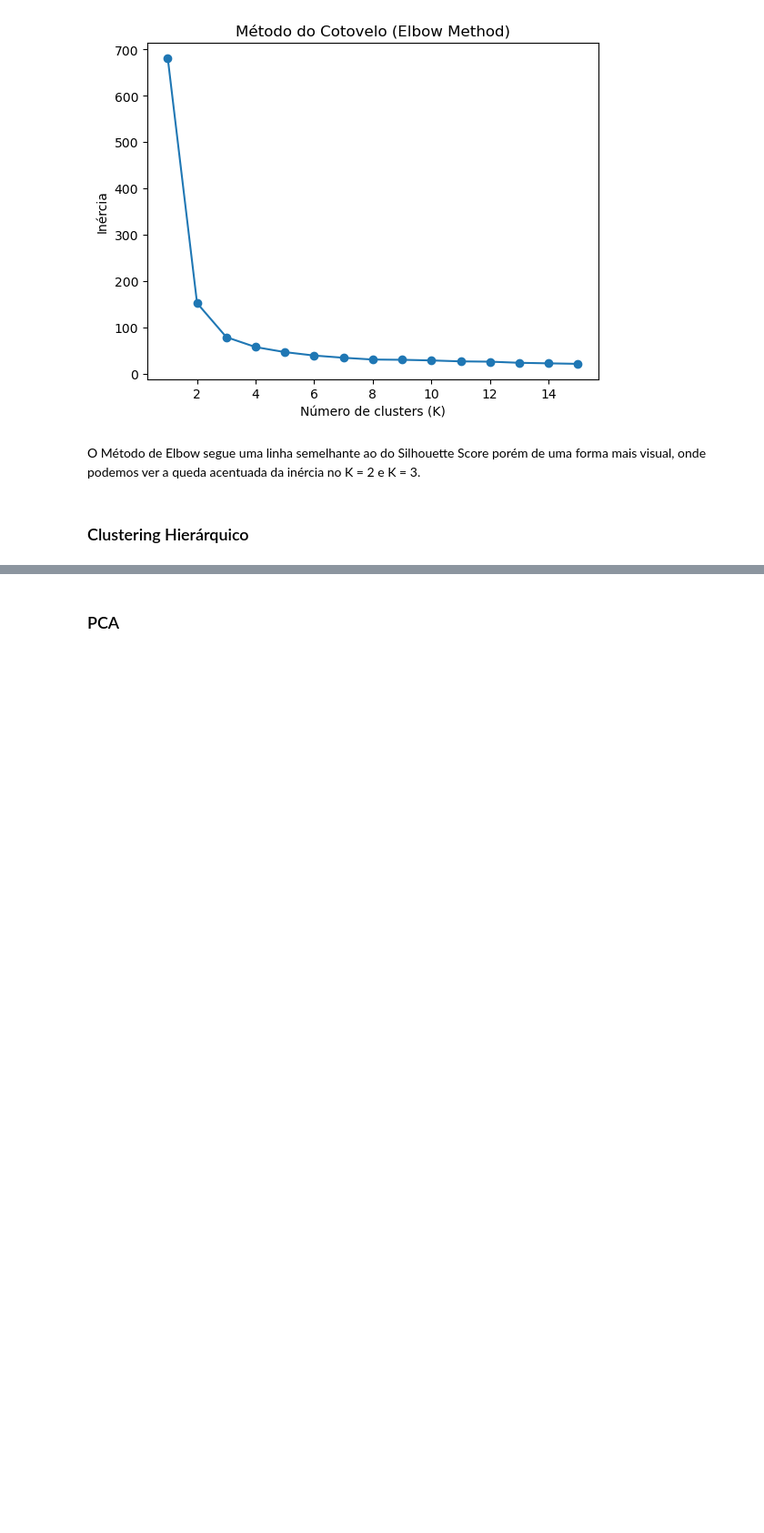
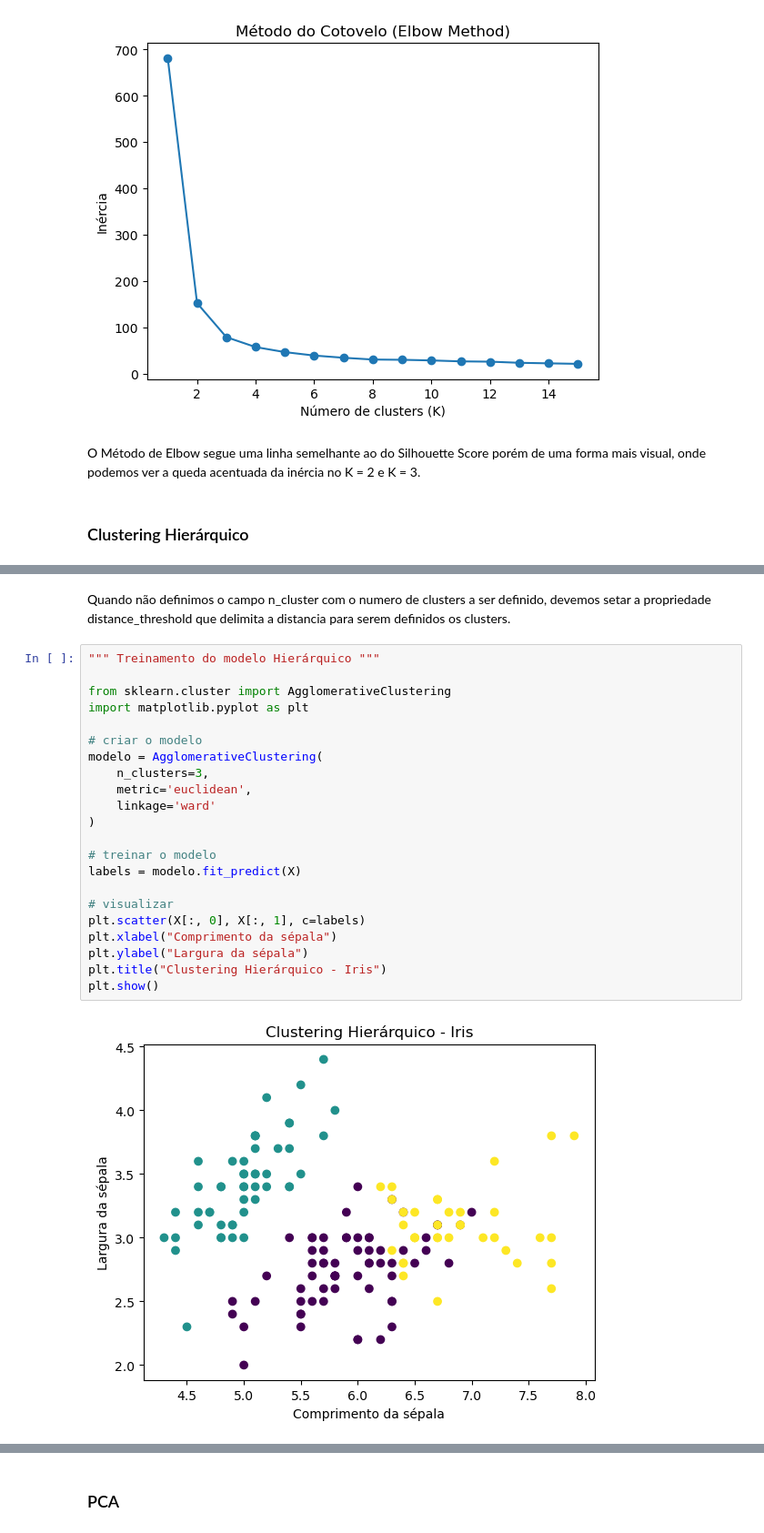
Before and after one commit to igoorferraz23/FundamentosMachineLearning, a Jupyter notebook: 04_modelos_nao_supervisionados.ipynb, the cells around one changed output, grey strips where cells are left out. Shown at 91% size. Saved outputs shown, nothing was run; the diff lists cells and outputs as text; blank space fills up the shorter version.

```diff
--- a/04_modelos_nao_supervisionados.ipynb
+++ b/04_modelos_nao_supervisionados.ipynb
@@ -139,0 +170,26 @@ pass
+# %% [markdown]
+Quando não definimos o campo n_cluster com o numero de clusters a ser definido, devemos setar a propriedade distance_threshold que delimita a distancia para serem definidos os clusters.
+# %%
+""" Treinamento do modelo Hierárquico """
+
+from sklearn.cluster import AgglomerativeClustering
+import matplotlib.pyplot as plt
+
+# criar o modelo
+modelo = AgglomerativeClustering(
+    n_clusters=3,
+    metric='euclidean',
+    linkage='ward'
+)
+
+# treinar o modelo
+labels = modelo.fit_predict(X)
+
+# visualizar
+plt.scatter(X[:, 0], X[:, 1], c=labels)
+plt.xlabel("Comprimento da sépala")
+plt.ylabel("Largura da sépala")
+plt.title("Clustering Hierárquico - Iris")
+plt.show()
+# %% [output]
+[figure, added]
```
Also changed, not shown: parts of 20 cells of this notebook.
